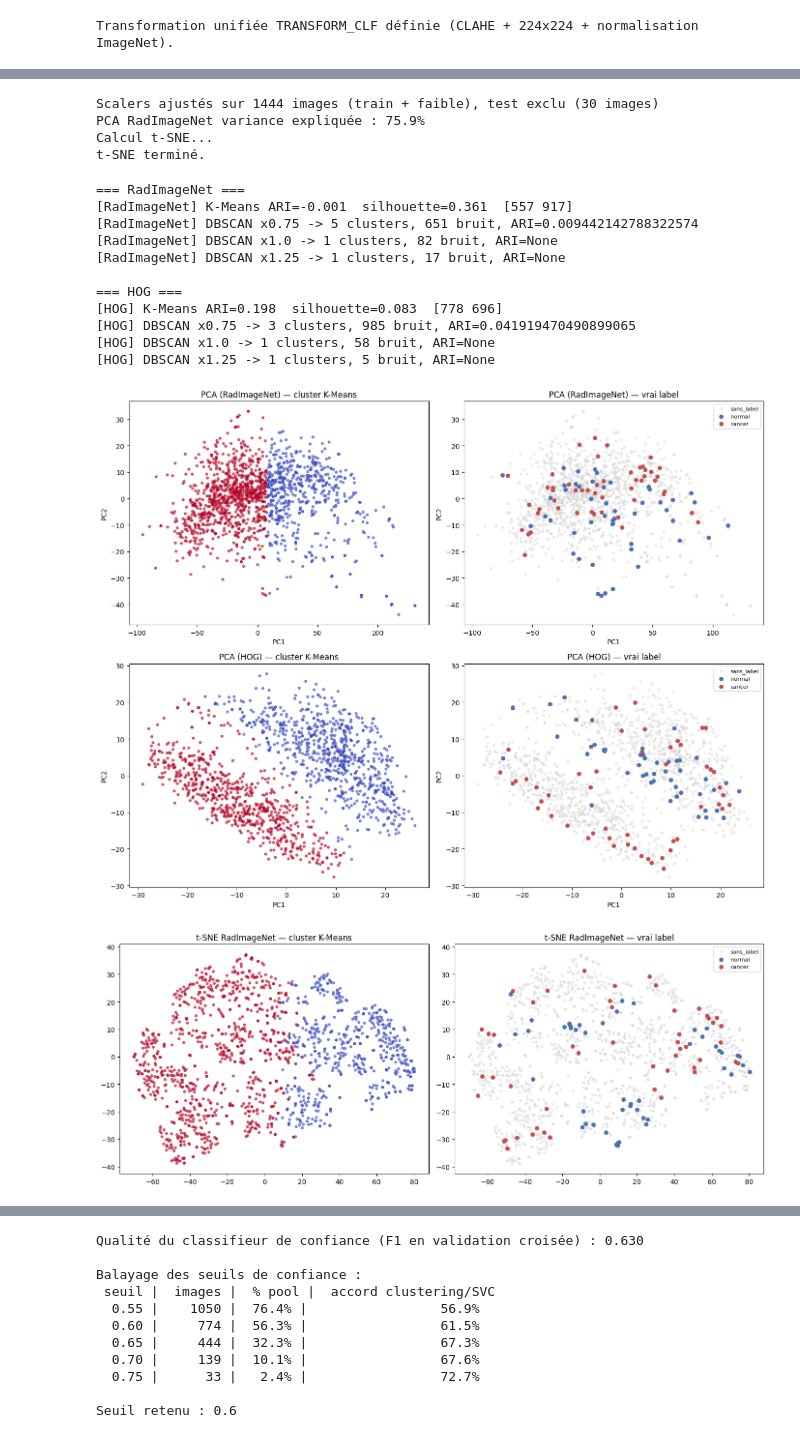
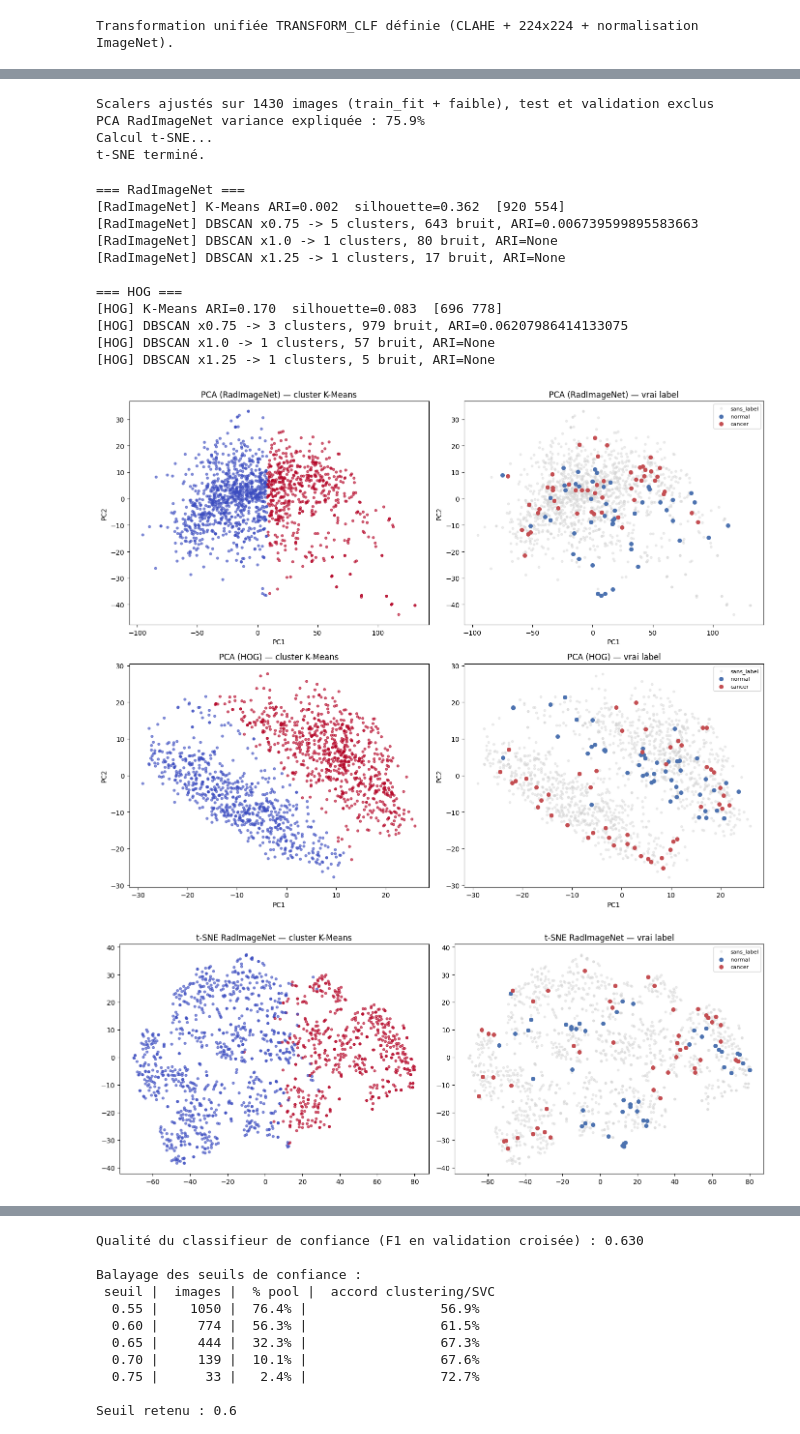
Before and after one commit to fatimaadda2878/BrainScanAI, a Jupyter notebook: 02_pipeline_radimagenet.ipynb, the cells around one changed output, grey strips where cells are left out. Drawn from its saved outputs; the diff is of its cells as text; code cells hidden in the pictures.

```diff
--- a/02_pipeline_radimagenet.ipynb
+++ b/02_pipeline_radimagenet.ipynb
@@ -242,15 +243,24 @@ with torch.no_grad():
 
 embeds = np.concatenate(embeds, axis=0)
 print(f"Embeddings RadImageNet : {embeds.shape} en {time.time()-t0:.1f}s")
-# Masque pour les 70 images de TRAIN uniquement (pas les 100)
-is_train      = np.array([fp in train_filepaths for fp in df_all["filepath"]])
-y_true_train  = df_all.loc[is_train, "label"].values
-print(f"Images de train dans df_all : {is_train.sum()} (doit être 70)")
 
-# Masques pour la séparation stricte train / test lors du scaling et du clustering
-is_test  = np.array([fp in set(test_strong["filepath"]) for fp in df_all["filepath"]])
-fit_mask = ~is_test   # tout SAUF les 30 images de test (train fort + pool faible)
-print(f"fit_mask : {fit_mask.sum()} images (train + faible) | test exclu : {is_test.sum()}")
+# ─── SÉPARATION STRICTE : le scaler, le clustering et le mapping ne doivent voir
+#     NI les 30 images de test, NI les 14 images de validation ───
+train_fit_filepaths = set(train_fit["filepath"].tolist())     # 56 images d'entraînement
+val_filepaths       = set(val_strong["filepath"].tolist())    # 14 images de validation
+test_filepaths      = set(test_strong["filepath"].tolist())   # 30 images de test
+
+# Masque des 56 images de train_fit uniquement (pour ARI et mapping)
+is_train_fit  = np.array([fp in train_fit_filepaths for fp in df_all["filepath"]])
+y_true_train_fit = df_all.loc[is_train_fit, "label"].values
+
+# Masque de fit = train_fit (56) + pool faible — exclut test ET validation
+is_val  = np.array([fp in val_filepaths  for fp in df_all["filepath"]])
+is_test = np.array([fp in test_filepaths for fp in df_all["filepath"]])
+fit_mask = ~is_test & ~is_val   # tout sauf test et validation = train_fit + pool faible
+
+print(f"is_train_fit : {is_train_fit.sum()} images (doit être 56)")
+print(f"fit_mask     : {fit_mask.sum()} images (train_fit + faible) | val exclue : {is_val.sum()} | test exclu : {is_test.sum()}")
 # %% [output]
 Extraction embeddings RadImageNet sur 1474 images...
   320/1474 images...
@@ -281,9 +291,10 @@ Features HOG : (1474, 1568) en 14.3s
 # %%
+# StandardScaler ajusté uniquement sur (train_fit + pool faible) avec test et validation exclus
 scaler_rad = StandardScaler().fit(embeds[fit_mask])
 scaler_hog = StandardScaler().fit(hog_feats[fit_mask])
 X_rad = scaler_rad.transform(embeds)
 X_hog = scaler_hog.transform(hog_feats)
-print(f"Scalers ajustés sur {fit_mask.sum()} images (train + faible), test exclu ({is_test.sum()} images)")
+print(f"Scalers ajustés sur {fit_mask.sum()} images (train_fit + faible), test et validation exclus")
 
 pca_rad  = PCA(n_components=2, random_state=42).fit(X_rad[fit_mask])
 pca2_rad = pca_rad.transform(X_rad)
@@ -294,15 +305,16 @@ print("Calcul t-SNE...")
 tsne2_rad = TSNE(n_components=2, random_state=42, perplexity=30, init="pca").fit_transform(X_rad)
 print("t-SNE terminé.")
 # %% [output]
-Scalers ajustés sur 1444 images (train + faible), test exclu (30 images)
+Scalers ajustés sur 1430 images (train_fit + faible), test et validation exclus
 PCA RadImageNet variance expliquée : 75.9%
 Calcul t-SNE...
 t-SNE terminé.
 # %%
 def run_kmeans(Xf, name):
+
     km  = KMeans(n_clusters=2, random_state=42, n_init=10).fit(Xf[fit_mask])
     labels = km.predict(Xf)   # prédiction sur tout le dataset
-    ari = adjusted_rand_score(y_true_train, labels[is_train])
+    ari = adjusted_rand_score(y_true_train_fit, labels[is_train_fit])
     sil = silhouette_score(Xf[fit_mask], labels[fit_mask])
     print(f"[{name}] K-Means ARI={ari:.3f}  silhouette={sil:.3f}  {np.bincount(labels)}")
     return labels, ari
@@ -316,9 +328,10 @@ def sweep_dbscan(Xf, name):
     for m in [0.75, 1.0, 1.25]:
         db = DBSCAN(eps=base*m, min_samples=10).fit(Xf_fit)
         nc = len(set(db.labels_)) - (1 if -1 in db.labels_ else 0)
-        train_in_fit = is_train[fit_mask]
-        y_train_in_fit = df_all.loc[fit_mask, "label"].values[train_in_fit]
-        ari = adjusted_rand_score(y_train_in_fit, db.labels_[train_in_fit]) if nc >= 2 else None
+        # ARI sur les images de train_fit présentes dans fit_mask
+        train_fit_in_fit = is_train_fit[fit_mask]
+        y_tf_in_fit = df_all.loc[fit_mask, "label"].values[train_fit_in_fit]
+        ari = adjusted_rand_score(y_tf_in_fit, db.labels_[train_fit_in_fit]) if nc >= 2 else None
         print(f"[{name}] DBSCAN x{m} -> {nc} clusters, {(db.labels_==-1).sum()} bruit, ARI={ari}")
         if best is None and nc >= 2:
             best = db.labels_
@@ -333,40 +346,38 @@ km_hog, ari_hog = run_kmeans(X_hog, "HOG")
 db_hog = sweep_dbscan(X_hog, "HOG")
 # %% [output]
 === RadImageNet ===
-[RadImageNet] K-Means ARI=-0.001  silhouette=0.361  [557 917]
-[RadImageNet] DBSCAN x0.75 -> 5 clusters, 651 bruit, ARI=0.009442142788322574
-[RadImageNet] DBSCAN x1.0 -> 1 clusters, 82 bruit, ARI=None
+[RadImageNet] K-Means ARI=0.002  silhouette=0.362  [920 554]
+[RadImageNet] DBSCAN x0.75 -> 5 clusters, 643 bruit, ARI=0.006739599895583663
+[RadImageNet] DBSCAN x1.0 -> 1 clusters, 80 bruit, ARI=None
 [RadImageNet] DBSCAN x1.25 -> 1 clusters, 17 bruit, ARI=None
 
 === HOG ===
-[HOG] K-Means ARI=0.198  silhouette=0.083  [778 696]
-[HOG] DBSCAN x0.75 -> 3 clusters, 985 bruit, ARI=0.041919470490899065
-[HOG] DBSCAN x1.0 -> 1 clusters, 58 bruit, ARI=None
+[HOG] K-Means ARI=0.170  silhouette=0.083  [696 778]
+[HOG] DBSCAN x0.75 -> 3 clusters, 979 bruit, ARI=0.06207986414133075
+[HOG] DBSCAN x1.0 -> 1 clusters, 57 bruit, ARI=None
 [HOG] DBSCAN x1.25 -> 1 clusters, 5 bruit, ARI=None
 # %%
-import matplotlib
-matplotlib.use("inline")
 import matplotlib.pyplot as plt
 
 fig, axes = plt.subplots(2, 2, figsize=(14, 11))
 for row, (proj, km, feat) in enumerate([(pca2_rad, km_rad, "RadImageNet"),
                                          (pca2_hog, km_hog, "HOG")]):
     axes[row,0].scatter(proj[:,0], proj[:,1], c=km, cmap="coolwarm", s=12, alpha=0.6)
     axes[row,0].set_title(f"PCA ({feat}) — cluster K-Means")
     axes[row,0].set_xlabel("PC1"); axes[row,0].set_ylabel("PC2")
 
     ax = axes[row,1]
     ax.scatter(proj[~is_strong,0], proj[~is_strong,1], c="lightgrey", s=10, alpha=0.4, label="sans_label")
     ax.scatter(proj[is_strong & (df_all["label"]=="normal"),0],
                proj[is_strong & (df_all["label"]=="normal"),1], c="#4C72B0", s=30, label="normal")
     ax.scatter(proj[is_strong & (df_all["label"]=="cancer"),0],
                proj[is_strong & (df_all["label"]=="cancer"),1], c="#C44E52", s=30, label="cancer")
     ax.set_title(f"PCA ({feat}) — vrai label")
     ax.set_xlabel("PC1"); ax.set_ylabel("PC2"); ax.legend(fontsize=8)
 
 plt.tight_layout(); plt.savefig("pca_radimagenet.png", dpi=130, bbox_inches="tight"); plt.show()
 # %% [output]
-[figure, old version]
+[figure, new version]
 # %%
 # t-SNE RadImageNet
 fig, axes = plt.subplots(1, 2, figsize=(14, 5.5))
@@ -380,7 +391,7 @@ ax.scatter(tsne2_rad[is_strong&(df_all["label"]=="cancer"),0], tsne2_rad[is_stro
 ax.set_title("t-SNE RadImageNet — vrai label"); ax.legend(fontsize=8)
 plt.tight_layout(); plt.savefig("tsne_radimagenet.png", dpi=130, bbox_inches="tight"); plt.show()
 # %% [output]
-[figure, old version]
+[figure, new version]
 # %%
 best_labels = km_rad if ari_rad >= ari_hog else km_hog
 best_name   = "RadImageNet + K-Means" if ari_rad >= ari_hog else "HOG + K-Means"
```
Also changed, not shown: parts of 13 cells of this notebook.
